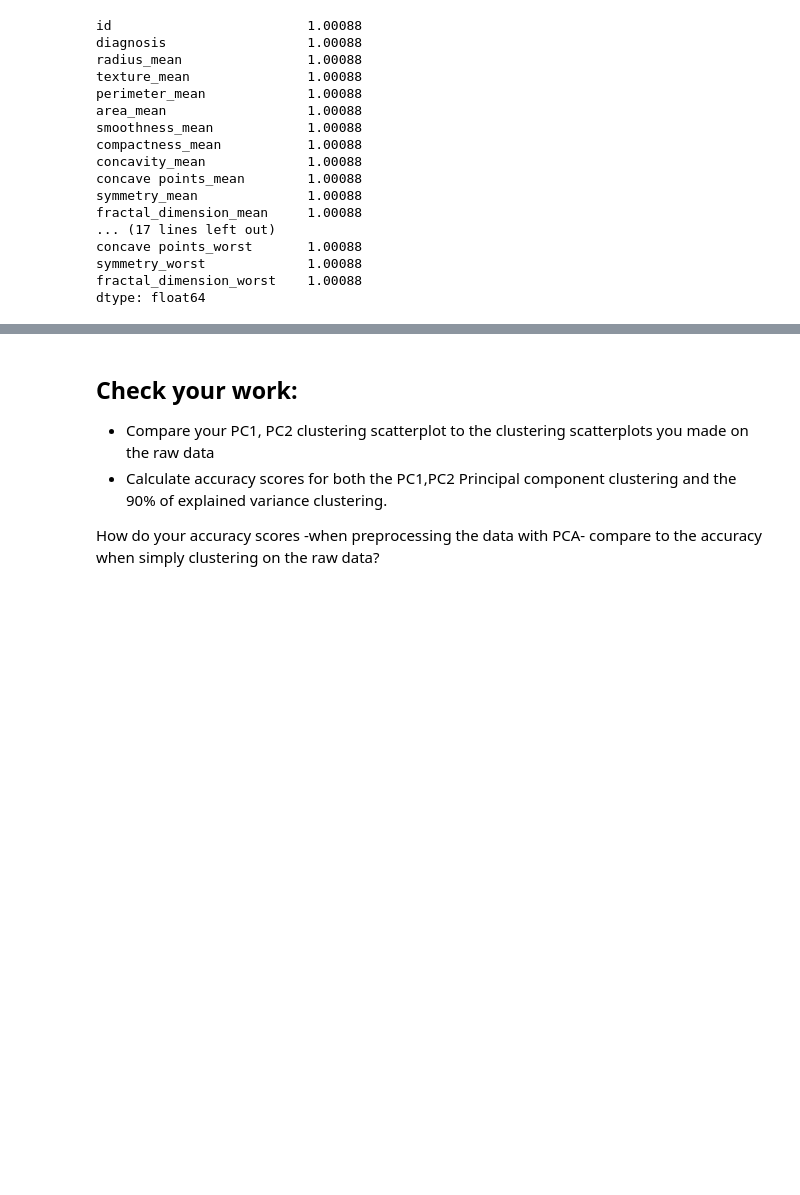
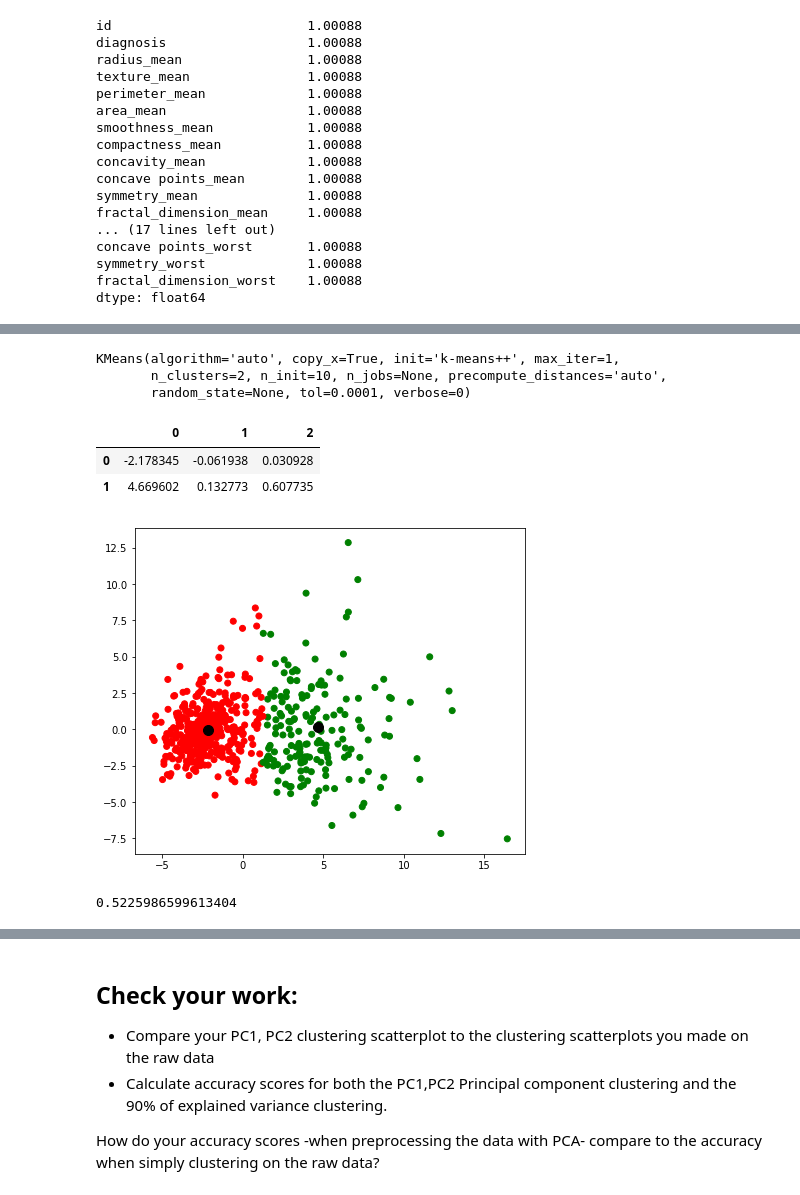
Before and after one commit to jjs5609/DS-Unit-1-Sprint-3-Linear-Algebra, a Jupyter notebook: module4-clustering/LS_DS_134_Clustering_Assignment.ipynb, the cells around one changed output, grey strips where cells are left out. Drawn from its saved outputs; the diff is of its cells as text; code cells hidden in the pictures; blank space fills up the shorter version.

```diff
--- a/module4-clustering/LS_DS_134_Clustering_Assignment.ipynb
+++ b/module4-clustering/LS_DS_134_Clustering_Assignment.ipynb
@@ -308,0 +349,30 @@ dtype: float64
+# %%
+model.fit(pca_df.values)
+# %% [output]
+KMeans(algorithm='auto', copy_x=True, init='k-means++', max_iter=1,
+       n_clusters=2, n_init=10, n_jobs=None, precompute_distances='auto',
+       random_state=None, tol=0.0001, verbose=0)
+# %%
+pca_df['cluster'] = model.labels_
+# %%
+centroids = model.cluster_centers_
+# %%
+cc = pd.DataFrame(centroids)
+cc.head()
+# %% [output]
+|  | 0 | 1 | 2 |
+| 0 | -2.178345 | -0.061938 | 0.030928 |
+| 1 | 4.669602 | 0.132773 | 0.607735 |
+# %%
+base_colors  =  ['r', 'g']
+colors       =  [base_colors[centroid] for centroid in model.labels_]
+# %%
+fig, ax      =  plt.subplots(figsize=(7,6))
+ax.scatter(pca_df['comp_1'], pca_df['comp_2'], c=colors)
+ax.scatter(cc[0], cc[1], c='black', s=100);
+# %% [output]
+[figure, added]
+# %%
+metrics.silhouette_score(df, model.labels_, metric='euclidean')
+# %% [output]
+0.5225986599613404
```
Also changed, not shown: parts of 12 cells of this notebook.
